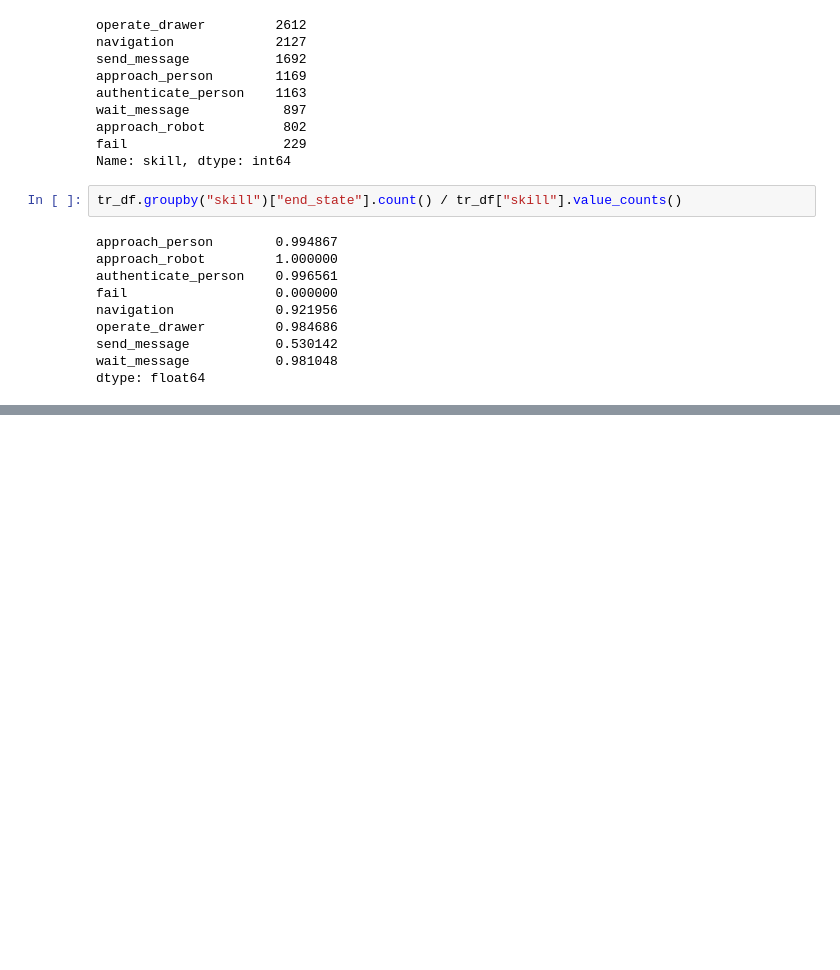
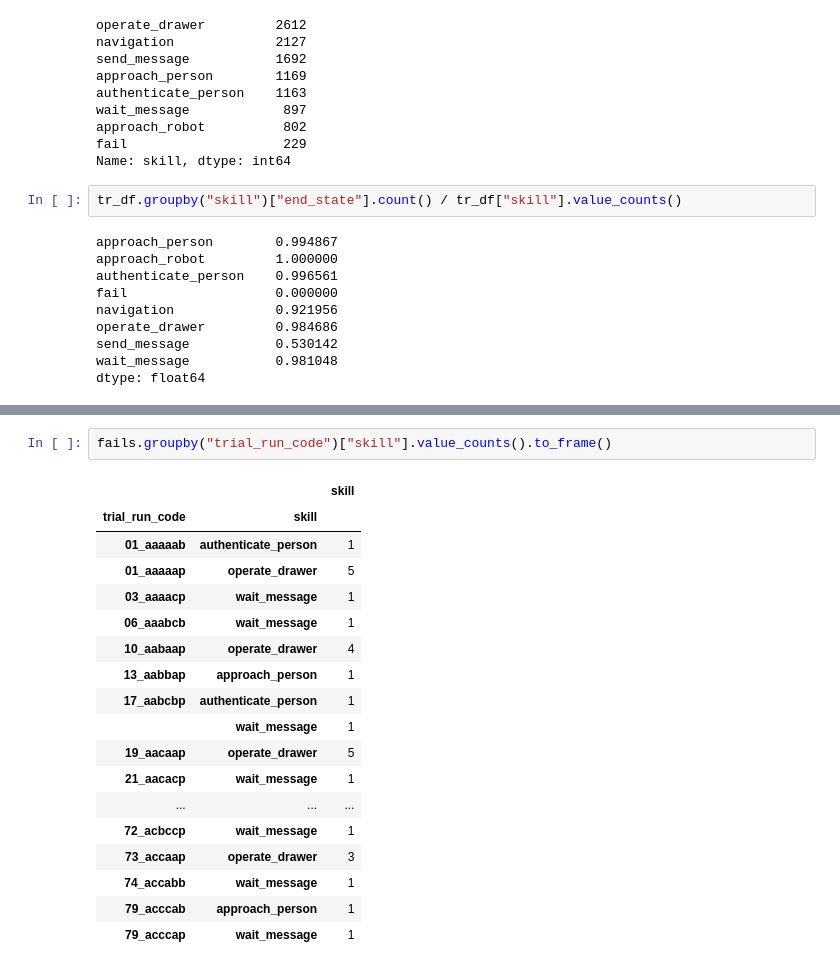
Before and after one commit to VicenteMoraes/hmrs_analysis, a Jupyter notebook: notebooks/Task_Results.ipynb, the cells around one changed output, grey strips where cells are left out. Cells and saved outputs as stored; diff of their text form; blank space fills up the shorter version.

```diff
--- a/notebooks/Task_Results.ipynb
+++ b/notebooks/Task_Results.ipynb
@@ -120,0 +187,21 @@ dtype: float64
+# %%
+fails.groupby("trial_run_code")["skill"].value_counts().to_frame()
+# %% [output]
+|  |  | skill |
+| trial_run_code | skill |  |
+| 01_aaaaab | authenticate_person | 1 |
+| 01_aaaaap | operate_drawer | 5 |
+| 03_aaaacp | wait_message | 1 |
+| 06_aaabcb | wait_message | 1 |
+| 10_aabaap | operate_drawer | 4 |
+| 13_aabbap | approach_person | 1 |
+| 17_aabcbp | authenticate_person | 1 |
+|  | wait_message | 1 |
+| 19_aacaap | operate_drawer | 5 |
+| 21_aacacp | wait_message | 1 |
+| ... | ... | ... |
+| 72_acbccp | wait_message | 1 |
+| 73_accaap | operate_drawer | 3 |
+| 74_accabb | wait_message | 1 |
+| 79_acccab | approach_person | 1 |
+| 79_acccap | wait_message | 1 |
```
Also changed, not shown: parts of 7 cells of this notebook.
